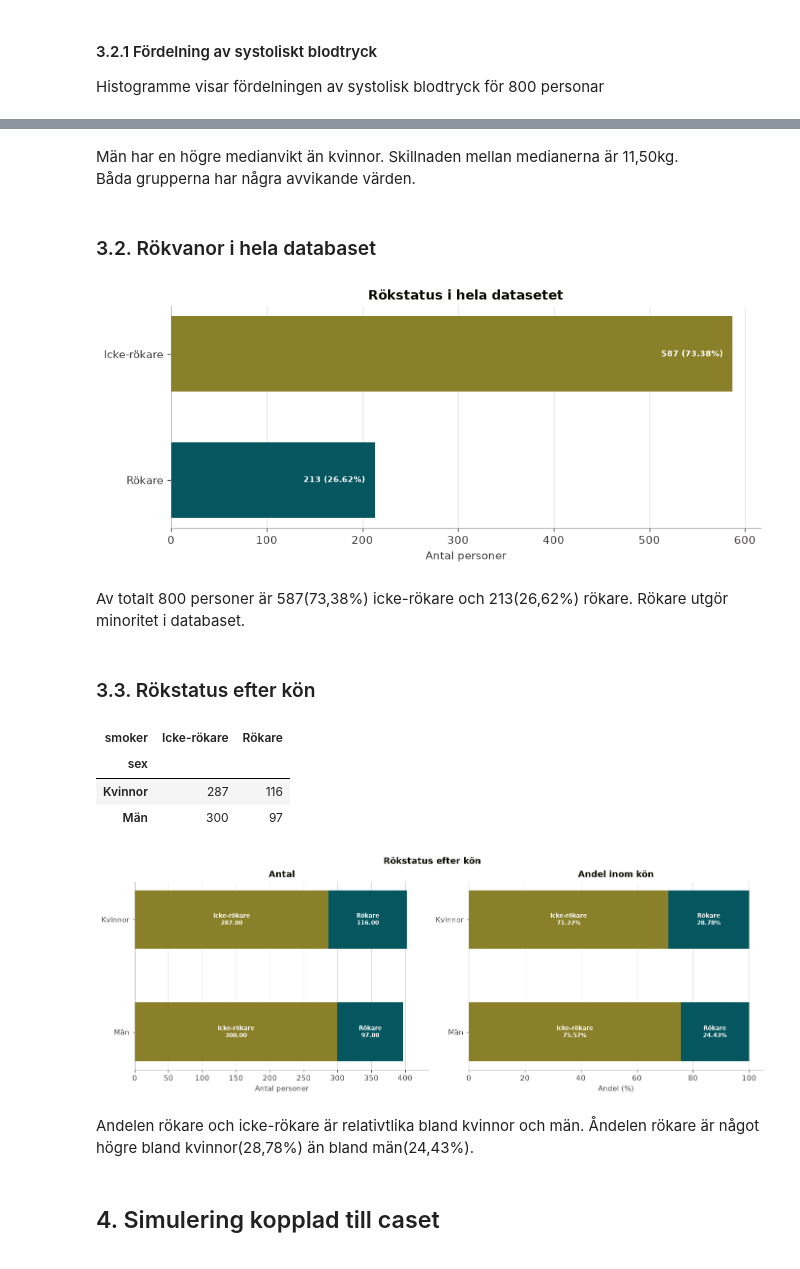
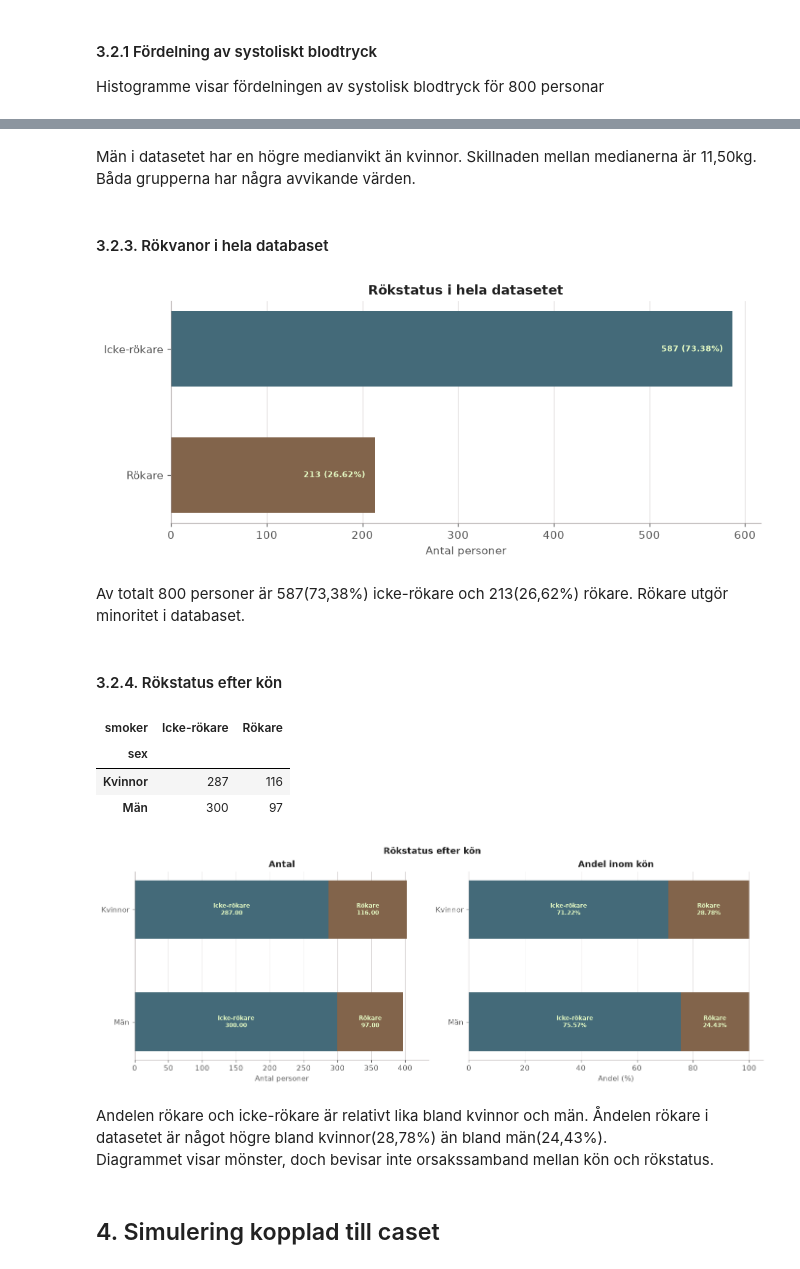
Before and after one commit to Yttak82/health_analysis, a Jupyter notebook: notebooks/analysis.ipynb, the cells around one changed output, grey strips where cells are left out. Drawn from its saved outputs; the diff is of its cells as text; code cells hidden in the pictures.

Commit message:
improve texts and used neutral colors

```diff
--- a/notebooks/analysis.ipynb
+++ b/notebooks/analysis.ipynb
@@ -56,16 +53,17 @@ POWER_SAMPLE_SIZE = [100, 200, 400, 800, 1600, 3200]
 ### 1.5. Färgpalett och figurstil för visualisering
 # %%
 COLORS = {
-    "blood_pressure": "#1ADF8D",
-    "blood_pressure_light": "#3B8055",
-    "non_smoker": "#8A8029",
-    "smoker": "#05565F",
-    "female": "#805392",
-    "male": "#478D47",
-    "reference": "#140F3D",
-    "reference_m": "#0648AA",
-    "ink": "#070A00",
-    "muted": "#423F40",
+    "blood_pressure": "#65758B",
+    "blood_pressure_light": "#8CACDA",
+    "non_smoker": "#446A79",
+    "smoker": "#82644B",
+    "female": "#96C996",
+    "male": "#578A57",
+    "reference": "#153D1E",
+    "reference_m": "#34EB71",
+    "ink": "#202020",
+    "muted": "#595959",
+    "text": "#E5FAC4",
 }
 
 SMOKING_COLORS = {"No": COLORS["non_smoker"], "Yes": COLORS["smoker"]}
@@ -269,16 +269,20 @@ for axis, values, color, subtitle, ylabel in [
     (axes_bp[1], bp_hist_percent, COLORS["blood_pressure_light"], "   Andel", "Andel personer (%)"),
 ]:
     axis.bar(bp_bin_centers, values, width=bp_bin_width * 0.90, color=color)
-    axis.axvspan(135, 165, color="orange", alpha=0.3)
-    axis.axvline(bp_mean, color=COLORS["reference"], linestyle="-.", alpha=0.75, linewidth=2, label=f"Medelvärde {bp_mean:.2f} mmHg")
-    axis.axvline(bp_median, color=COLORS["reference_m"], linestyle="-", alpha=0.7, linewidth=2, label=f"Median {bp_median:.2f} mmHg")
+    axis.axvspan(135, 165, color="#928B8B", alpha=0.3)
+    axis.axvline(bp_mean, color=COLORS["reference"], linestyle="-.",
+                  alpha=0.75, linewidth=2, label=f"Medelvärde {bp_mean:.2f} mmHg")
+    axis.axvline(bp_median, color=COLORS["reference_m"], linestyle="-",
+                  alpha=0.7, linewidth=2, label=f"Median {bp_median:.2f} mmHg")
     axis.set_title(subtitle, loc="left")
     axis.set(xlabel="Systoliskt blodtryck (mmHg)", ylabel=ylabel)
     axis.legend(loc="upper left")
     style_axis(axis)
 
-axes_bp[0].text(0.53, 0.98, f"135 - 165 mmHg: \n{bp_selected_count} personer ", transform=axes_bp[0].transAxes, va="top", color=COLORS["muted"], fontsize=7)
-axes_bp[1].text(0.53, 0.97, f"135 - 165 mmHg: \n{bp_selected_perdent:.4f} %", transform=axes_bp[1].transAxes, va="top", color=COLORS["muted"], fontsize=7)
+axes_bp[0].text(0.53, 0.98, f"135 - 165 mmHg: \n{bp_selected_count} personer ",
+                 transform=axes_bp[0].transAxes, va="top", color=COLORS["muted"], fontsize=7)
+axes_bp[1].text(0.53, 0.97, f"135 - 165 mmHg: \n{bp_selected_perdent:.4f} %",
+                 transform=axes_bp[1].transAxes, va="top", color=COLORS["muted"], fontsize=7)
 fig_bp.suptitle("Fördelning av systoliskt blodtryck\n", fontweight="bold")
 plt.show()
 # %% [output]
@@ -324,8 +329,8 @@ plt.show()
 # %% [markdown]
-Män har en högre medianvikt än kvinnor. Skillnaden mellan medianerna är 11,50kg.
+Män i datasetet har en högre medianvikt än kvinnor. Skillnaden mellan medianerna är 11,50kg.
 Båda grupperna har några avvikande värden.
 # %% [markdown]
-### 3.2. Rökvanor i hela databaset
+#### 3.2.3. Rökvanor i hela databaset
 # %%
 smoking_counts = pd.crosstab(df["sex"], df["smoker"]).reindex(
     index=SEX_COLUMN, columns=SMOKER_COLUMN, fill_value=0
@@ -341,18 +346,18 @@ for idx, status in enumerate(SMOKER_COLUMN):
     ax_smoking.barh(idx, count, color=SMOKING_COLORS[status], height=0.6)
     ax_smoking.text(count - 10, idx,
                     f"{count} ({count / smoking_all_counts.sum():.2%})",
-                    ha="right", va="center", fontweight="bold", color="#FFFFFF", fontsize =7)
+                    ha="right", va="center", fontweight="bold", color=COLORS["text"], fontsize =7)
 ax_smoking.set_yticks(range(len(SMOKER_COLUMN)),[smoking_labels[status] for status in SMOKER_COLUMN])
 ax_smoking.invert_yaxis()
 ax_smoking.set(title="Rökstatus i hela datasetet", xlabel="Antal personer")
 style_axis(ax_smoking, grid_axis="x")
 plt.show()
 # %% [output]
-[figure, old version]
+[figure, new version]
 # %% [markdown]
 Av totalt 800 personer är 587(73,38%) icke-rökare och 213(26,62%) rökare. Rökare utgör minoritet i databaset.
 # %% [markdown]
-### 3.3. Rökstatus efter kön
+#### 3.2.4. Rökstatus efter kön
 # %%
 display(smoking_counts.rename(
     index={"F": "Kvinnor", "M": "Män"},
@@ -365,37 +370,38 @@ display(smoking_counts.rename(
 # %%
 fig_smoking_sex, axes_smoking_sex = plt.subplots(
     1, 2, figsize=(12.5, 4.5), layout="constrained"
 )
 sex_names = ["Kvinnor", "Män"]
 sex_positions = np.arange(len(SEX_COLUMN))
 for axis, table, subtitle, xlabel, is_percent in [
     (axes_smoking_sex[0], smoking_counts, "Antal", "Antal personer", False),
     (axes_smoking_sex[1], smoking_perc, "Andel inom kön", "Andel (%)", True),
 ]:
     left = np.zeros(len(SEX_COLUMN))
     for status in SMOKER_COLUMN:
         widths = table[status].to_numpy()
         bars = axis.barh(sex_positions, widths, left=left, height=0.52,
                          label=smoking_labels[status], color=SMOKING_COLORS[status])
         for bar, value in zip(bars, widths):
             axis.text(bar.get_x() + bar.get_width() / 2,
                           bar.get_y() + bar.get_height() / 2,
                           (f"{smoking_labels[status]}\n{value:.2f}%" if is_percent
                            else f"{smoking_labels[status]}\n{value:.2f}"),
-                          ha="center", va="center", color="#FFFFFF", fontweight="bold", fontsize=8)
+                          ha="center", va="center", color=COLORS["text"], fontweight="bold", fontsize=8)
         left += widths
     axis.set_yticks(sex_positions, sex_names)
     axis.invert_yaxis()
     axis.set(title=subtitle, xlabel=xlabel)
     axis.set_xlim(0, 105 if is_percent else float(table.sum(axis=1).max()) * 1.08)
     style_axis(axis, grid_axis="x")
 
 fig_smoking_sex.suptitle("Rökstatus efter kön", fontweight="bold")
 plt.show()
 # %% [output]
-[figure, old version]
+[figure, new version]
 # %% [markdown]
-Andelen rökare och icke-rökare är relativtlika bland kvinnor och män. Åndelen rökare är något högre bland kvinnor(28,78%) än bland män(24,43%).
+Andelen rökare och icke-rökare är relativt lika bland kvinnor och män. Åndelen rökare i datasetet är något högre bland kvinnor(28,78%) än bland män(24,43%).
+Diagrammet visar mönster, doch bevisar inte orsakssamband mellan kön och rökstatus.
 # %% [markdown]
 ## 4. Simulering kopplad till caset
 # %% [markdown]
```
Also changed, not shown: parts of 32 cells of this notebook.
